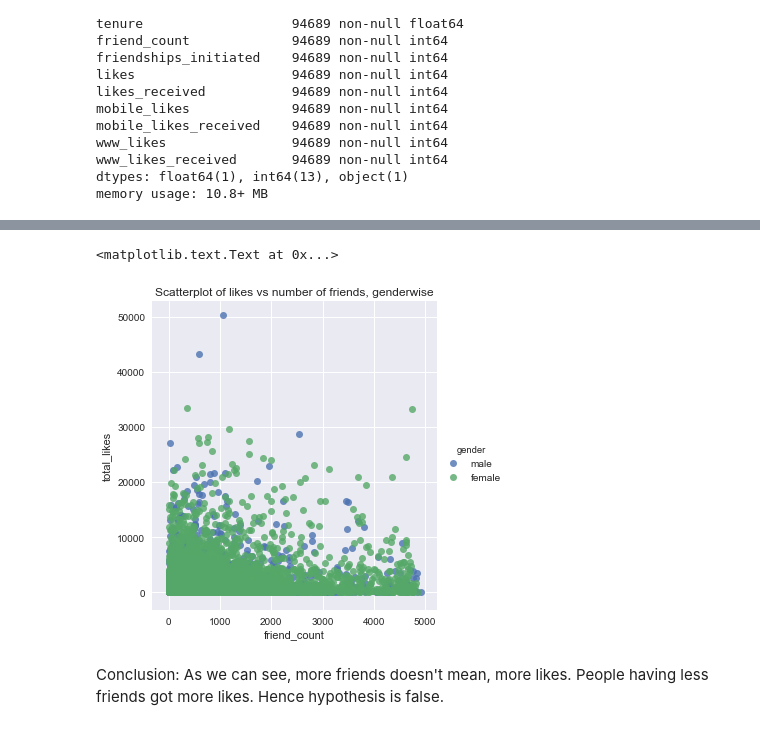
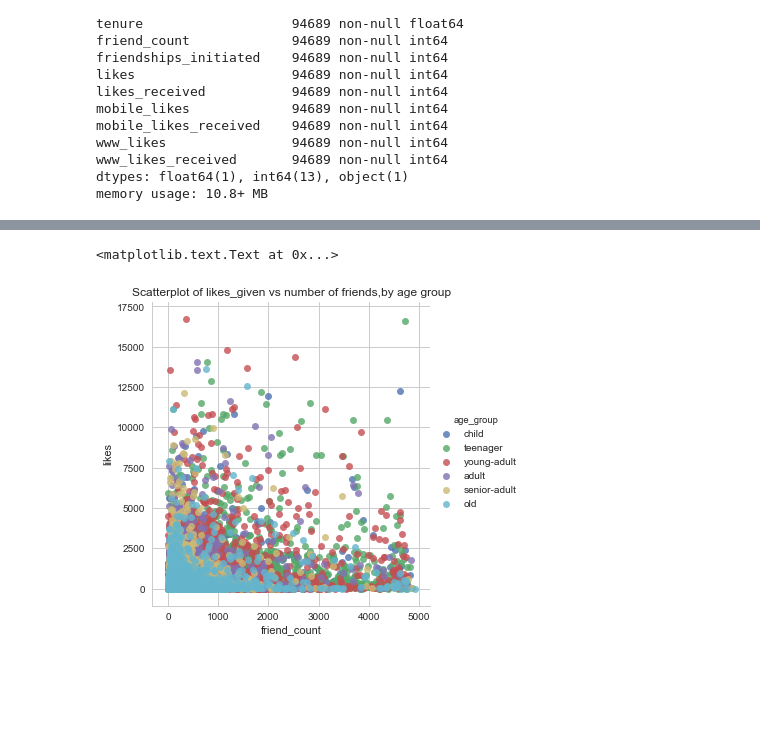
Before and after one commit to neerajkothakota/fbAnalytics, a Jupyter notebook: notepad/FaceBook_Analytics.ipynb, the cells around one changed output, grey strips where cells are left out. Cells and saved outputs as stored; diff of their text form; code cells hidden in the pictures; blank space fills up the shorter version.

```diff
--- a/notepad/FaceBook_Analytics.ipynb
+++ b/notepad/FaceBook_Analytics.ipynb
@@ -199,0 +418,19 @@ fbdata.describe()
+# %%
+#For spacious graph plot
+np.random.seed(0)
+n, p = 40, 8
+d = np.random.normal(0, 2, (n, p))
+d += np.log(np.arange(1, p + 1)) * -5 + 10
+
+# plot
+sns.set(style="whitegrid", palette="pastel", color_codes=True)
+fig, ax = plt.subplots()
+# the size of A4 paper
+fig.set_size_inches(11.7, 8.27)
+
+# Draw a nested violinplot and split the violins for easier comparison
+
+sns.violinplot(x="gender", y="friend_count", data=fbdata, split=True, scale='width',
+               inner="quart", ax=ax)
+sns.despine()
+fig.savefig('example1.png')
@@ -218,3 +529 @@ www_likes_received        129953
 dtype: object
-# %%
-fbdata['total_likes'] = fbdata['likes'] + fbdata['mobile_likes'] + fbdata['www_likes']
@@ -240,3 +679 @@ total_likes                50222
 dtype: object
-# %%
-fbdata['total_likes_received'] = fbdata['likes_received'] + fbdata['mobile_likes_received'] + fbdata['www_likes_received']
@@ -304,0 +680,7 @@ Co-relation between number of likes and number of friends, genderwise
+# %%
+## drop outliers based on total likes
+filtered = fbdata
+total_likes_outliers = filtered[filtered['likes'] > 20000].index
+filtered = filtered.drop(total_likes_outliers, axis = 0).reset_index(drop=True)
+filtered.info()
+filtered_likes = filtered
@@ -305,8 +705,6 @@ Co-relation between number of likes and number of friends, genderwise
 # %%
-sns.lmplot('friend_count', 'total_likes', data=fbdata, fit_reg=False, hue="gender")
-plt.title('Scatterplot of likes vs number of friends, genderwise')
+sns.lmplot('friend_count', 'likes', data=filtered_likes, fit_reg=False, hue="age_group")
+plt.title('Scatterplot of likes_given vs number of friends,by age group')
 # %% [output]
 <matplotlib.text.Text at 0x...>
-[figure, old version]
+[figure, new version]
-# %% [markdown]
-Conclusion: As we can see, more friends doesn't mean, more likes. People having less friends got more likes. Hence hypothesis is false.
```
Also changed, not shown: parts of 114 cells of this notebook.
